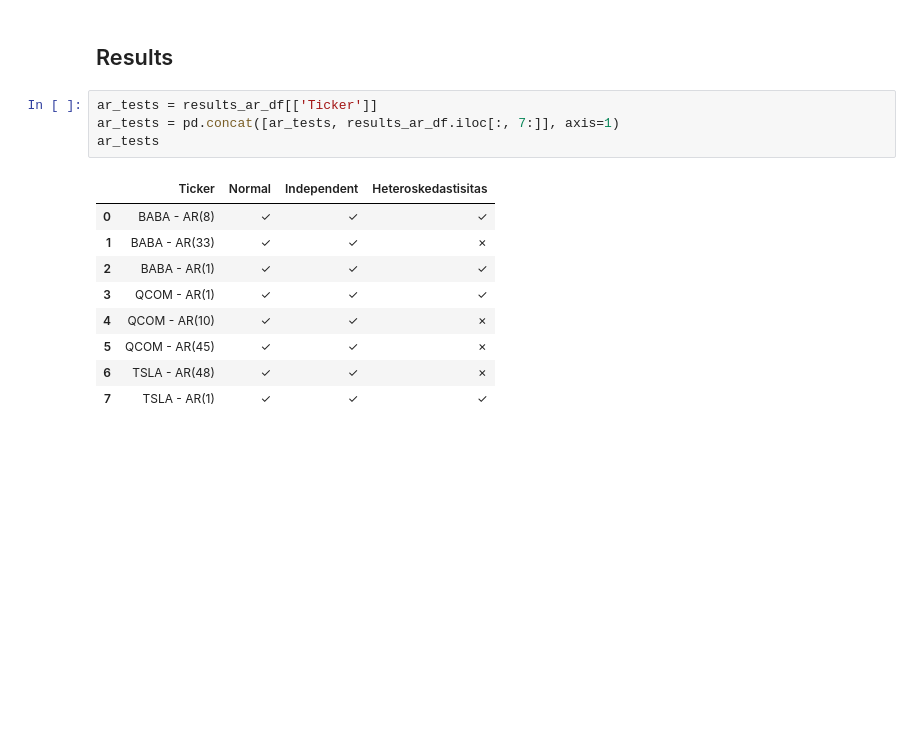
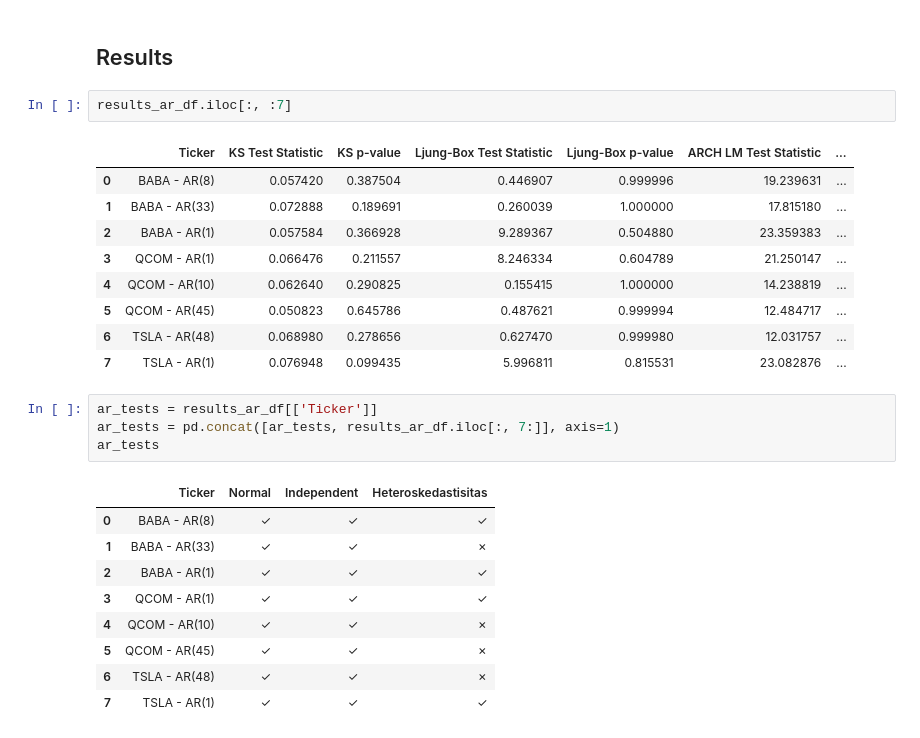
Before and after one commit to adigntr/kuliah-manajemen-risiko, a Jupyter notebook: Main v1.6.ipynb, the cells around one changed output. Drawn from its saved outputs; the diff is of its cells as text; blank space fills up the shorter version.

Commit message:
show ar results

```diff
--- a/Main v1.6.ipynb
+++ b/Main v1.6.ipynb
@@ -802,6 +802,18 @@ AR.1         -328.6071           +0.0000j          328.6071            0.5000
 -----------------------------------------------------------------------------
 # %% [markdown]
 ## Results
+# %%
+results_ar_df.iloc[:, :7]
+# %% [output]
+|  | Ticker | KS Test Statistic | KS p-value | Ljung-Box Test Statistic | Ljung-Box p-value | ARCH LM Test Statistic | ... |
+| 0 | BABA - AR(8) | 0.057420 | 0.387504 | 0.446907 | 0.999996 | 19.239631 | ... |
+| 1 | BABA - AR(33) | 0.072888 | 0.189691 | 0.260039 | 1.000000 | 17.815180 | ... |
+| 2 | BABA - AR(1) | 0.057584 | 0.366928 | 9.289367 | 0.504880 | 23.359383 | ... |
+| 3 | QCOM - AR(1) | 0.066476 | 0.211557 | 8.246334 | 0.604789 | 21.250147 | ... |
+| 4 | QCOM - AR(10) | 0.062640 | 0.290825 | 0.155415 | 1.000000 | 14.238819 | ... |
+| 5 | QCOM - AR(45) | 0.050823 | 0.645786 | 0.487621 | 0.999994 | 12.484717 | ... |
+| 6 | TSLA - AR(48) | 0.068980 | 0.278656 | 0.627470 | 0.999980 | 12.031757 | ... |
+| 7 | TSLA - AR(1) | 0.076948 | 0.099435 | 5.996811 | 0.815531 | 23.082876 | ... |
 # %%
 ar_tests = results_ar_df[['Ticker']]
 ar_tests = pd.concat([ar_tests, results_ar_df.iloc[:, 7:]], axis=1)
```
Also changed, not shown: parts of 9 cells of this notebook, 1 other file.
